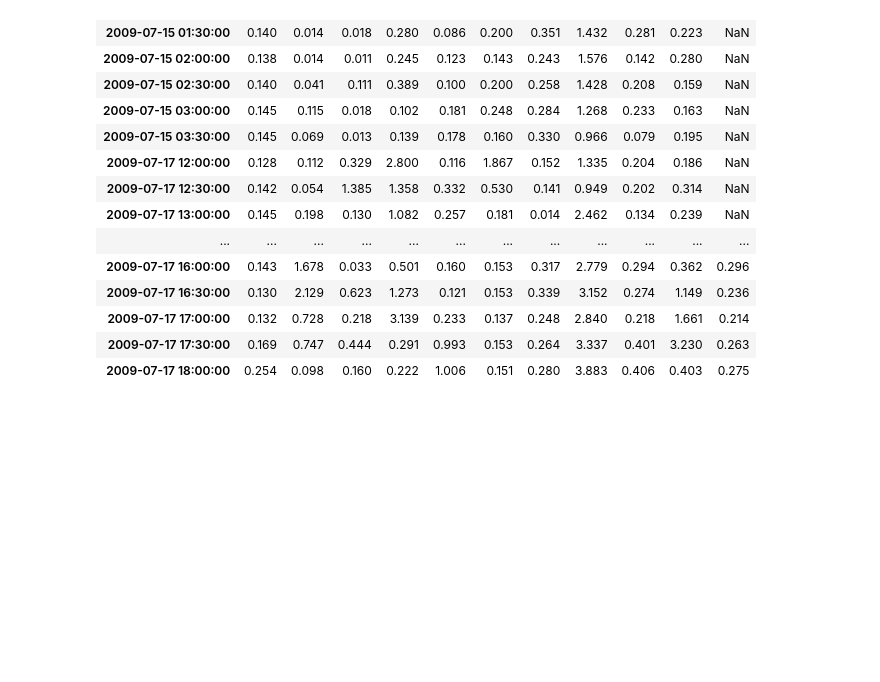
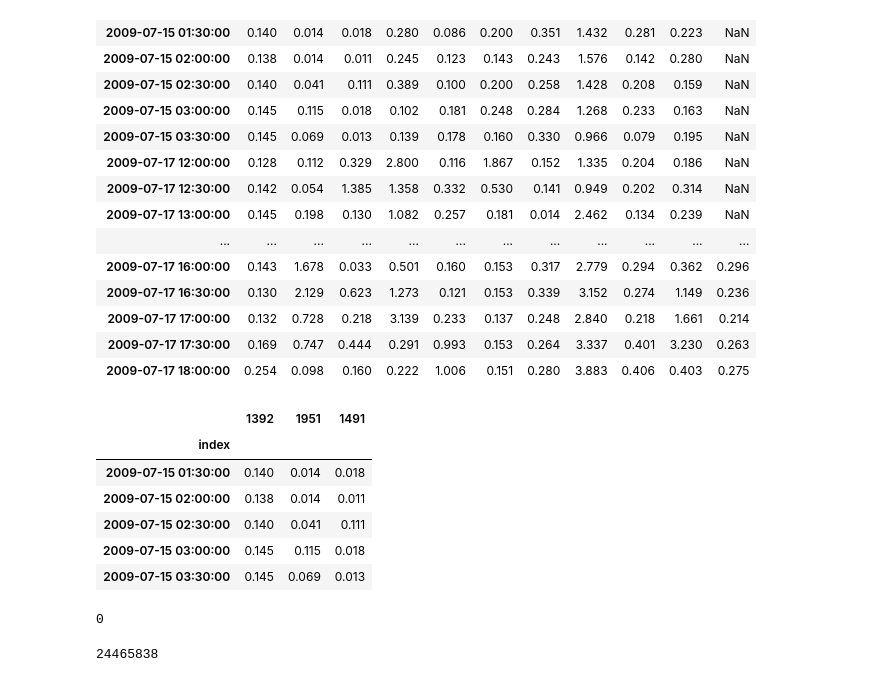
Before and after one commit to theabrahamaudu/Electricity_Use_Prediction, a Jupyter notebook: notebooks/EDA.ipynb, the cells around one changed output. Drawn from its saved outputs; the diff is of its cells as text; code cells hidden in the pictures; blank space fills up the shorter version.

```diff
--- a/notebooks/EDA.ipynb
+++ b/notebooks/EDA.ipynb
@@ -81,7 +83,7 @@ def group_by_meter_id(df):
 
     # Iterate through MeterIDs and populate the new DataFrame with progress tracking
     meter_ids = df['MeterID'].unique()
-    for meter_id in tqdm(meter_ids, desc="Processing MeterIDs"):
+    for meter_id in tqdm(meter_ids, desc="Processing MeterIDs", unit=" MeterID"):
         meter_data = df[df['MeterID'] == meter_id]
         new_df[meter_id] = new_df.index.map(
             lambda dt: meter_data[meter_data['DateTime'] == dt]['kWh'].values[0] if len(meter_data[meter_data['DateTime'] == dt]['kWh']) > 0 else np.nan
@@ -93,4 +95,4 @@ def group_by_meter_id(df):
 
     return new_df
 # %%
-grouped_data = group_by_meter_id(file_1[:3000])
+grouped_data = group_by_meter_id(file_1)
@@ -115,5 +136,15 @@ grouped_data.head(20).sort_index()
 | 2009-07-17 17:00:00 | 0.132 | 0.728 | 0.218 | 3.139 | 0.233 | 0.137 | 0.248 | 2.840 | 0.218 | 1.661 | 0.214 |
 | 2009-07-17 17:30:00 | 0.169 | 0.747 | 0.444 | 0.291 | 0.993 | 0.153 | 0.264 | 3.337 | 0.401 | 3.230 | 0.263 |
 | 2009-07-17 18:00:00 | 0.254 | 0.098 | 0.160 | 0.222 | 1.006 | 0.151 | 0.280 | 3.883 | 0.406 | 0.403 | 0.275 |
+# %%
+grouped_data.iloc[:,:3].head()
+# %% [output]
+|  | 1392 | 1951 | 1491 |
+| index |  |  |  |
+| 2009-07-15 01:30:00 | 0.140 | 0.014 | 0.018 |
+| 2009-07-15 02:00:00 | 0.138 | 0.014 | 0.011 |
+| 2009-07-15 02:30:00 | 0.140 | 0.041 | 0.111 |
+| 2009-07-15 03:00:00 | 0.145 | 0.115 | 0.018 |
+| 2009-07-15 03:30:00 | 0.145 | 0.069 | 0.013 |
 # %%
 grouped_data.to_csv('../data/interim/grouped_data.csv', index=True, header=True)
@@ -119,0 +170,5 @@ grouped_data.to_csv('../data/interim/grouped_data.csv', index=True, header=True)
+# %%
+dataframe = pd.DataFrame(columns=['MeterID', 'codeDateTime', 'kWh'])
+len(dataframe)
+# %% [output]
+0
@@ -119,0 +178,4 @@ grouped_data.to_csv('../data/interim/grouped_data.csv', index=True, header=True)
+# %%
+len(file1)
+# %% [output]
+24465838
```
Also changed, not shown: parts of 12 cells of this notebook, 7 other files.
